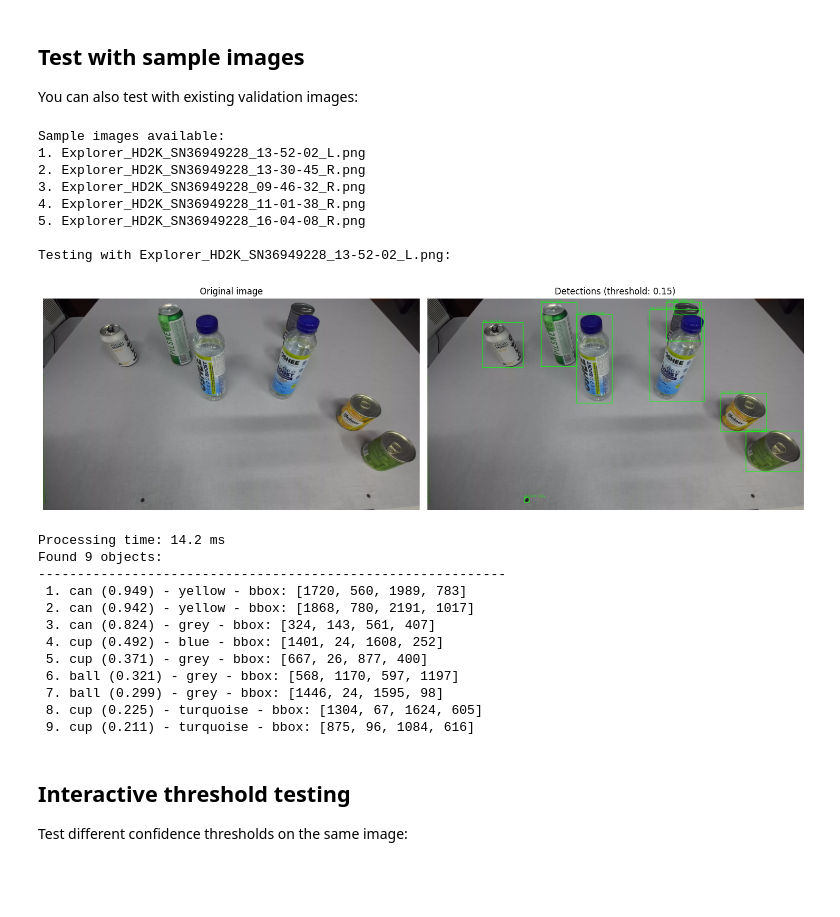
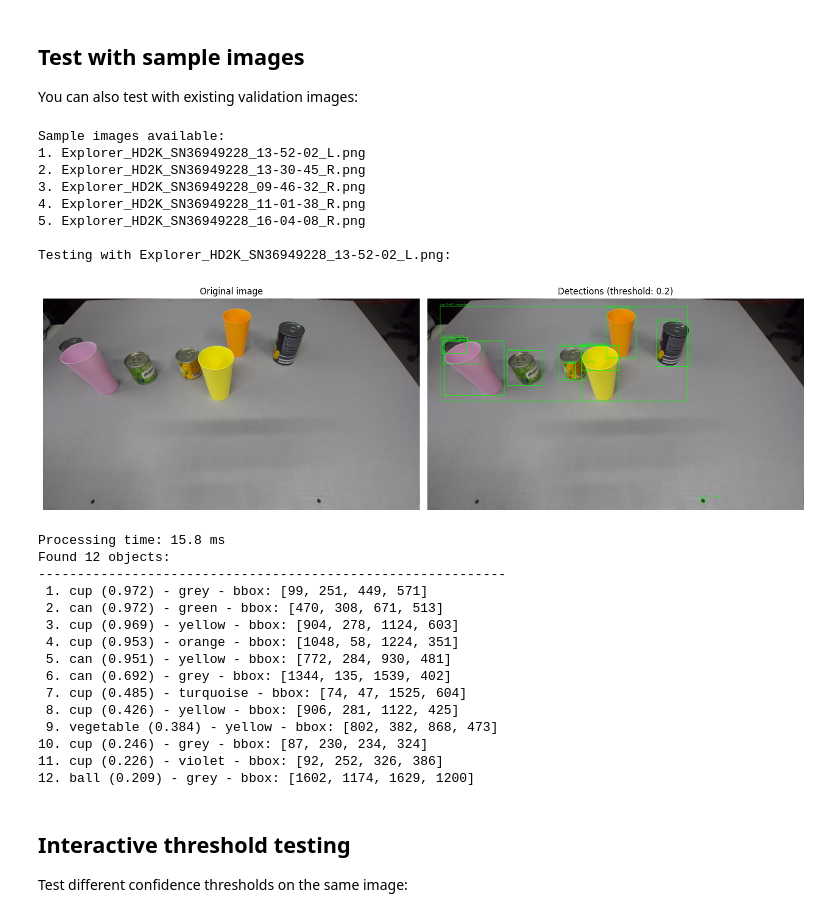
Before and after one commit to uodasuodas/adaptibot, a Jupyter notebook: detection_api/api_demo.ipynb, the cells around one changed output. Cells and saved outputs as stored; diff of their text form; code cells hidden in the pictures; blank space fills up the shorter version.

```diff
--- a/detection_api/api_demo.ipynb
+++ b/detection_api/api_demo.ipynb
@@ -189,48 +189,51 @@ import os
 import glob
 
 # Path to validation images
 VAL_IMAGES_DIR = '/home/ut-ai/ai-works/adaptibot/yolo_detect/dataset/images/val'
 
 if os.path.exists(VAL_IMAGES_DIR):
     sample_images = glob.glob(os.path.join(VAL_IMAGES_DIR, '*.png'))[:5]
 
     if sample_images:
         print("Sample images available:")
         for i, img_path in enumerate(sample_images):
             print(f"{i+1}. {os.path.basename(img_path)}")
 
         # Test with first sample image
         if len(sample_images) > 0:
             print(f"\nTesting with {os.path.basename(sample_images[0])}:")
-            result = call_detection_api(sample_images[0], 0.15)
+            result = call_detection_api(sample_images[2], 0.2)
             if result:
-                display_results(sample_images[0], result, 0.15)
+                display_results(sample_images[2], result, 0.2)
     else:
         print("No PNG images found in validation directory")
 else:
     print(f"Validation directory not found: {VAL_IMAGES_DIR}")
 # %% [output]
 Sample images available:
 1. Explorer_HD2K_SN36949228_13-52-02_L.png
 2. Explorer_HD2K_SN36949228_13-30-45_R.png
 3. Explorer_HD2K_SN36949228_09-46-32_R.png
 4. Explorer_HD2K_SN36949228_11-01-38_R.png
 5. Explorer_HD2K_SN36949228_16-04-08_R.png
 
 Testing with Explorer_HD2K_SN36949228_13-52-02_L.png:
-[figure, old version]
+[figure, new version]
-Processing time: 14.2 ms
-Found 9 objects:
+Processing time: 15.8 ms
+Found 12 objects:
 ------------------------------------------------------------
- 1. can (0.949) - yellow - bbox: [1720, 560, 1989, 783]
- 2. can (0.942) - yellow - bbox: [1868, 780, 2191, 1017]
- 3. can (0.824) - grey - bbox: [324, 143, 561, 407]
- 4. cup (0.492) - blue - bbox: [1401, 24, 1608, 252]
- 5. cup (0.371) - grey - bbox: [667, 26, 877, 400]
- 6. ball (0.321) - grey - bbox: [568, 1170, 597, 1197]
- 7. ball (0.299) - grey - bbox: [1446, 24, 1595, 98]
- 8. cup (0.225) - turquoise - bbox: [1304, 67, 1624, 605]
- 9. cup (0.211) - turquoise - bbox: [875, 96, 1084, 616]
+ 1. cup (0.972) - grey - bbox: [99, 251, 449, 571]
+ 2. can (0.972) - green - bbox: [470, 308, 671, 513]
+ 3. cup (0.969) - yellow - bbox: [904, 278, 1124, 603]
+ 4. cup (0.953) - orange - bbox: [1048, 58, 1224, 351]
+ 5. can (0.951) - yellow - bbox: [772, 284, 930, 481]
+ 6. can (0.692) - grey - bbox: [1344, 135, 1539, 402]
+ 7. cup (0.485) - turquoise - bbox: [74, 47, 1525, 604]
+ 8. cup (0.426) - yellow - bbox: [906, 281, 1122, 425]
+ 9. vegetable (0.384) - yellow - bbox: [802, 382, 868, 473]
+10. cup (0.246) - grey - bbox: [87, 230, 234, 324]
+11. cup (0.226) - violet - bbox: [92, 252, 326, 386]
+12. ball (0.209) - grey - bbox: [1602, 1174, 1629, 1200]
 # %% [markdown]
 ## Interactive threshold testing
 
```
Also changed, not shown: parts of 1 cell of this notebook, 27 other files.
